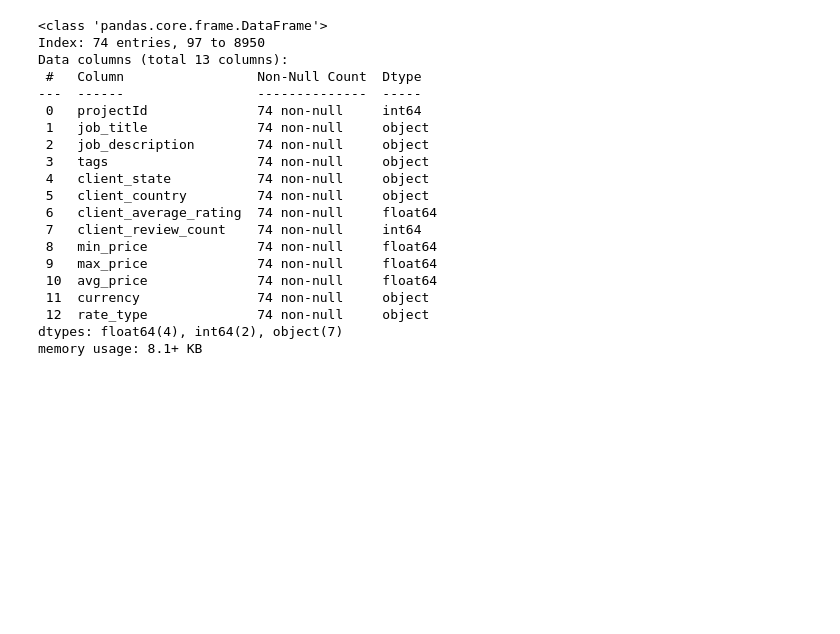
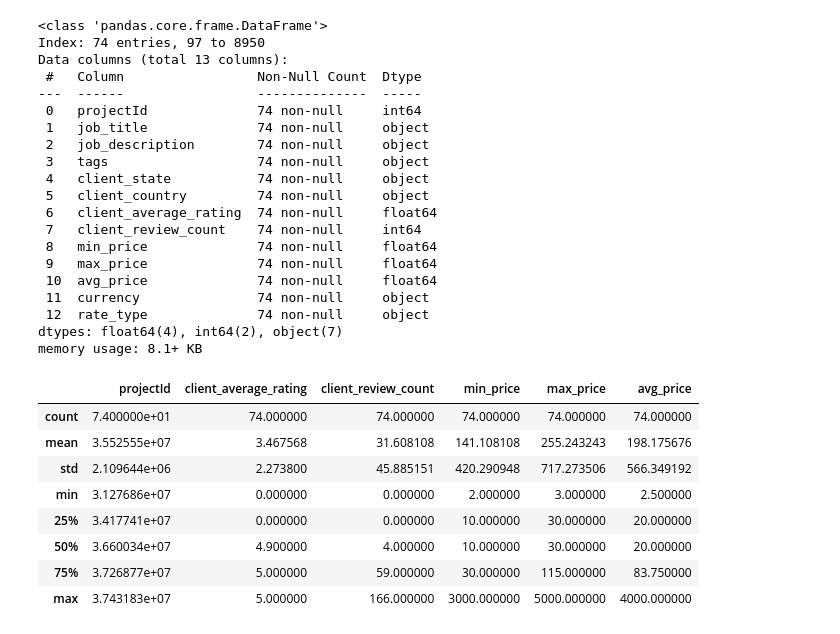
Before and after one commit to Anik-Mushfik/Self-tought-projects, a Jupyter notebook: Freelancing analysis/analysis.ipynb, the cells around one changed output. Cells and saved outputs as stored; diff of their text form; code cells hidden in the pictures; blank space fills up the shorter version.

```diff
--- a/Freelancing analysis/analysis.ipynb
+++ b/Freelancing analysis/analysis.ipynb
@@ -87,3 +87,15 @@ Data columns (total 13 columns):
  12  rate_type              74 non-null     object
 dtypes: float64(4), int64(2), object(7)
 memory usage: 8.1+ KB
+# %%
+hi.describe()
+# %% [output]
+|  | projectId | client_average_rating | client_review_count | min_price | max_price | avg_price |
+| count | 7.400000e+01 | 74.000000 | 74.000000 | 74.000000 | 74.000000 | 74.000000 |
+| mean | 3.552555e+07 | 3.467568 | 31.608108 | 141.108108 | 255.243243 | 198.175676 |
+| std | 2.109644e+06 | 2.273800 | 45.885151 | 420.290948 | 717.273506 | 566.349192 |
+| min | 3.127686e+07 | 0.000000 | 0.000000 | 2.000000 | 3.000000 | 2.500000 |
+| 25% | 3.417741e+07 | 0.000000 | 0.000000 | 10.000000 | 30.000000 | 20.000000 |
+| 50% | 3.660034e+07 | 4.900000 | 4.000000 | 10.000000 | 30.000000 | 20.000000 |
+| 75% | 3.726877e+07 | 5.000000 | 59.000000 | 30.000000 | 115.000000 | 83.750000 |
+| max | 3.743183e+07 | 5.000000 | 166.000000 | 3000.000000 | 5000.000000 | 4000.000000 |
```
Also changed, not shown: parts of 1 cell of this notebook.
